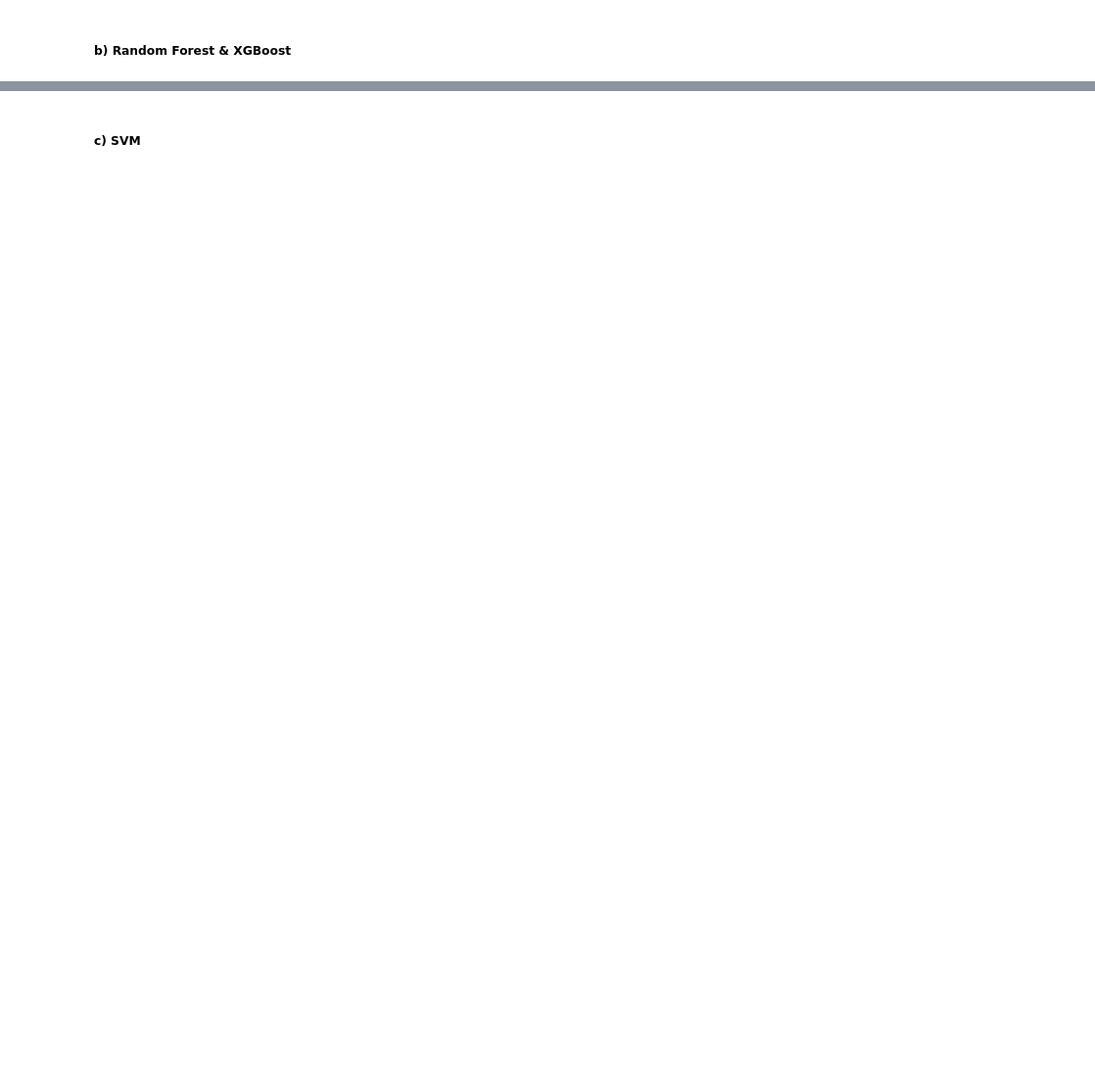
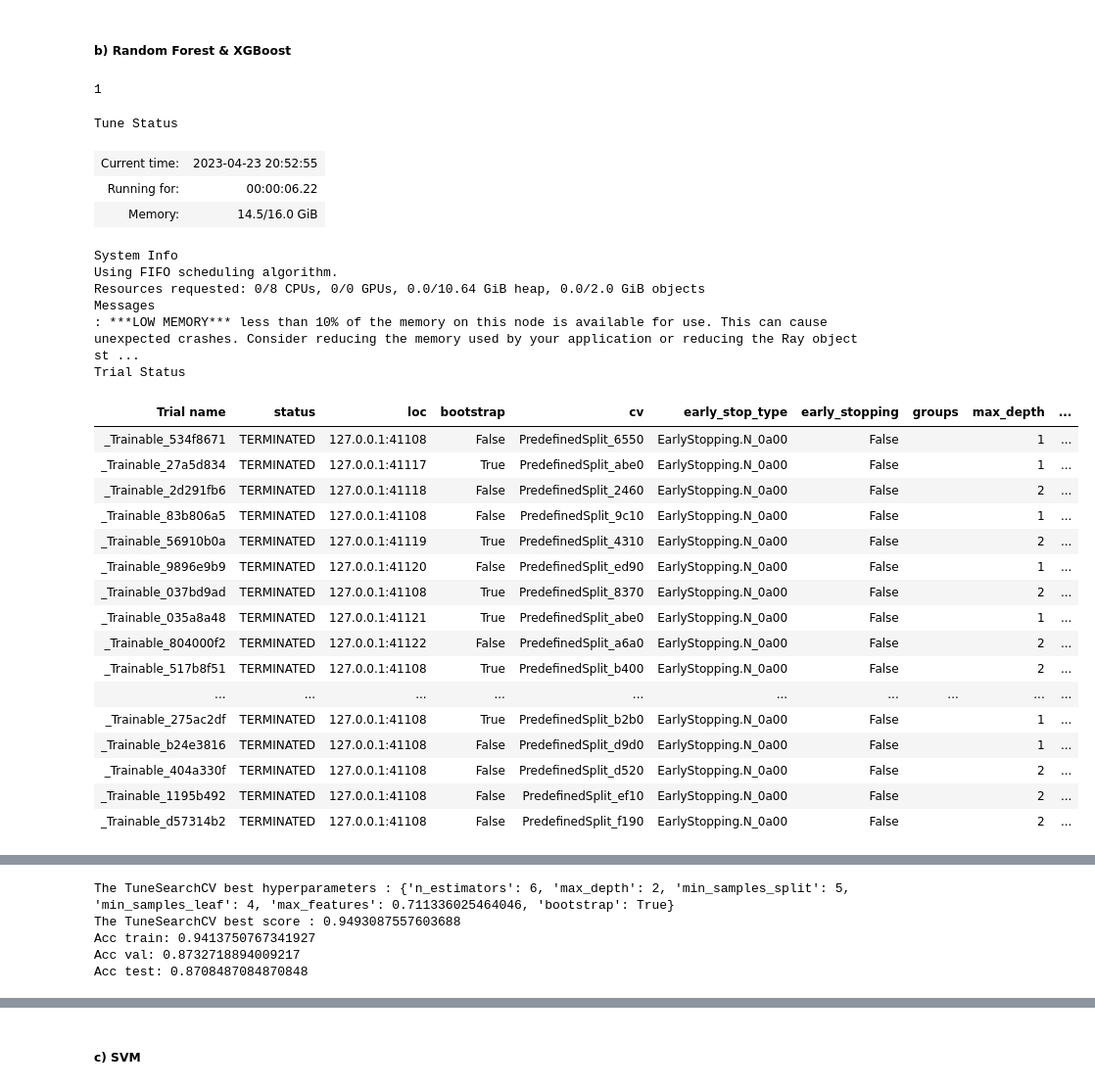
Before and after one commit to lassefschmidt/Network-Science_Final-Project, a Jupyter notebook: 2_Link Prediction_Supervised.ipynb, the cells around one changed output, grey strips where cells are left out. Shown at 98% size. Saved outputs shown, nothing was run; the diff lists cells and outputs as text; code cells hidden in the pictures; blank space fills up the shorter version.

```diff
--- a/2_Link Prediction_Supervised.ipynb
+++ b/2_Link Prediction_Supervised.ipynb
@@ -222,5 +222,20 @@ Acc test: 0.8597785977859779
 # %% [markdown]
 ##### b) Random Forest & XGBoost
+# %%
+# prepare datasets for supervised methods, removing features highly correlated with target in train set but not in val set
+cols = ['source_DCT', 'target_DCT', 'BCT_diff', 'katz_idx', 'node2vec_1', 'node2vec_2', 'node2vec_3', 'node2vec_4',
+       'friendLink', 'PR1', 'PR2', 'sim', 'dist']
+X_trainval_sv  =  X_trainval[[col for col in X_trainval.columns  if col in cols]]
+X_train_sv  =  X_train[[col for col in X_train.columns  if col in cols]]
+X_val_sv  =  X_val[[col for col in X_val.columns  if col in cols]]
+X_test_sv  =  X_test[[col for col in X_test.columns  if col in cols]]
+
+# preparing predifined cv split for sklearn
+val_fold = [0 if i in X_val_sv.index else -1 for i in X_trainval_sv.index]
+ps = PredefinedSplit(val_fold)
+ps.get_n_splits()
+# %% [output]
+1
 # %%
 # search spaces
 rdForest_params = {
@@ -247,29 +262,61 @@ XGBoost_mdl = XGBClassifier()
 # %%
 # tuning RandomForestClassifier
 tune_search = TuneSearchCV(
     rdForest_mdl,
     rdForest_params,
     search_optimization="hyperopt",
     n_trials=20,
     cv=ps,
     scoring='accuracy',
     early_stopping=False,
     verbose=1,
     return_train_score=True,
 )
 tune_search.fit(X_trainval_sv, y_trainval)
 
 # print tuning results
 print(f'The TuneSearchCV best hyperparameters : {tune_search.best_params_}')
 print(f'The TuneSearchCV best score : {tune_search.best_score_}')
 
 # performance on train set
 y_trainval_hat = tune_search.best_estimator_.predict(X_trainval_sv)
 acc_trainval = accuracy_score(y_trainval, y_trainval_hat)
 
 # performance on val set
 y_val_hat = tune_search.best_estimator_.predict(X_val_sv)
 acc_val = accuracy_score(y_val, y_val_hat)
+# performance on test set
+y_test_hat = tune_search.best_estimator_.predict(X_test_sv)
+acc_test = accuracy_score(y_test, y_test_hat)
 
 print(f"Acc train: {acc_trainval}")
 print(f"Acc val: {acc_val}")
+print(f"Acc test: {acc_test}")
+# %% [output]
+Tune Status
+| Current time: | 2023-04-23 20:52:55 |
+| Running for: | 00:00:06.22 |
+| Memory: | 14.5/16.0 GiB |
+System Info
+Using FIFO scheduling algorithm.
+Resources requested: 0/8 CPUs, 0/0 GPUs, 0.0/10.64 GiB heap, 0.0/2.0 GiB objects
+Messages
+: ***LOW MEMORY*** less than 10% of the memory on this node is available for use. This can cause unexpected crashes. Consider reducing the memory used by your application or reducing the Ray object st ...
+Trial Status
+| Trial name | status | loc | bootstrap | cv | early_stop_type | early_stopping | groups | max_depth | ... |
+| _Trainable_534f8671 | TERMINATED | 127.0.0.1:41108 | False | PredefinedSplit_6550 | EarlyStopping.N_0a00 | False |  | 1 | ... |
+| _Trainable_27a5d834 | TERMINATED | 127.0.0.1:41117 | True | PredefinedSplit_abe0 | EarlyStopping.N_0a00 | False |  | 1 | ... |
+| _Trainable_2d291fb6 | TERMINATED | 127.0.0.1:41118 | False | PredefinedSplit_2460 | EarlyStopping.N_0a00 | False |  | 2 | ... |
+| _Trainable_83b806a5 | TERMINATED | 127.0.0.1:41108 | False | PredefinedSplit_9c10 | EarlyStopping.N_0a00 | False |  | 1 | ... |
+| _Trainable_56910b0a | TERMINATED | 127.0.0.1:41119 | True | PredefinedSplit_4310 | EarlyStopping.N_0a00 | False |  | 2 | ... |
+| _Trainable_9896e9b9 | TERMINATED | 127.0.0.1:41120 | False | PredefinedSplit_ed90 | EarlyStopping.N_0a00 | False |  | 1 | ... |
+| _Trainable_037bd9ad | TERMINATED | 127.0.0.1:41108 | True | PredefinedSplit_8370 | EarlyStopping.N_0a00 | False |  | 2 | ... |
+| _Trainable_035a8a48 | TERMINATED | 127.0.0.1:41121 | True | PredefinedSplit_abe0 | EarlyStopping.N_0a00 | False |  | 1 | ... |
+| _Trainable_804000f2 | TERMINATED | 127.0.0.1:41122 | False | PredefinedSplit_a6a0 | EarlyStopping.N_0a00 | False |  | 2 | ... |
+| _Trainable_517b8f51 | TERMINATED | 127.0.0.1:41108 | True | PredefinedSplit_b400 | EarlyStopping.N_0a00 | False |  | 2 | ... |
+| ... | ... | ... | ... | ... | ... | ... | ... | ... | ... |
+| _Trainable_275ac2df | TERMINATED | 127.0.0.1:41108 | True | PredefinedSplit_b2b0 | EarlyStopping.N_0a00 | False |  | 1 | ... |
+| _Trainable_b24e3816 | TERMINATED | 127.0.0.1:41108 | False | PredefinedSplit_d9d0 | EarlyStopping.N_0a00 | False |  | 1 | ... |
+| _Trainable_404a330f | TERMINATED | 127.0.0.1:41108 | False | PredefinedSplit_d520 | EarlyStopping.N_0a00 | False |  | 2 | ... |
+| _Trainable_1195b492 | TERMINATED | 127.0.0.1:41108 | False | PredefinedSplit_ef10 | EarlyStopping.N_0a00 | False |  | 2 | ... |
+| _Trainable_d57314b2 | TERMINATED | 127.0.0.1:41108 | False | PredefinedSplit_f190 | EarlyStopping.N_0a00 | False |  | 2 | ... |
@@ -276,3 +340,8 @@ print(f"Acc val: {acc_val}")
+The TuneSearchCV best hyperparameters : {'n_estimators': 6, 'max_depth': 2, 'min_samples_split': 5, 'min_samples_leaf': 4, 'max_features': 0.711336025464046, 'bootstrap': True}
+The TuneSearchCV best score : 0.9493087557603688
+Acc train: 0.9413750767341927
+Acc val: 0.8732718894009217
+Acc test: 0.8708487084870848
 # %%
 # tuning XGBoostClassifier
 tune_search = TuneSearchCV(
```
Also changed, not shown: parts of 6 cells of this notebook.
